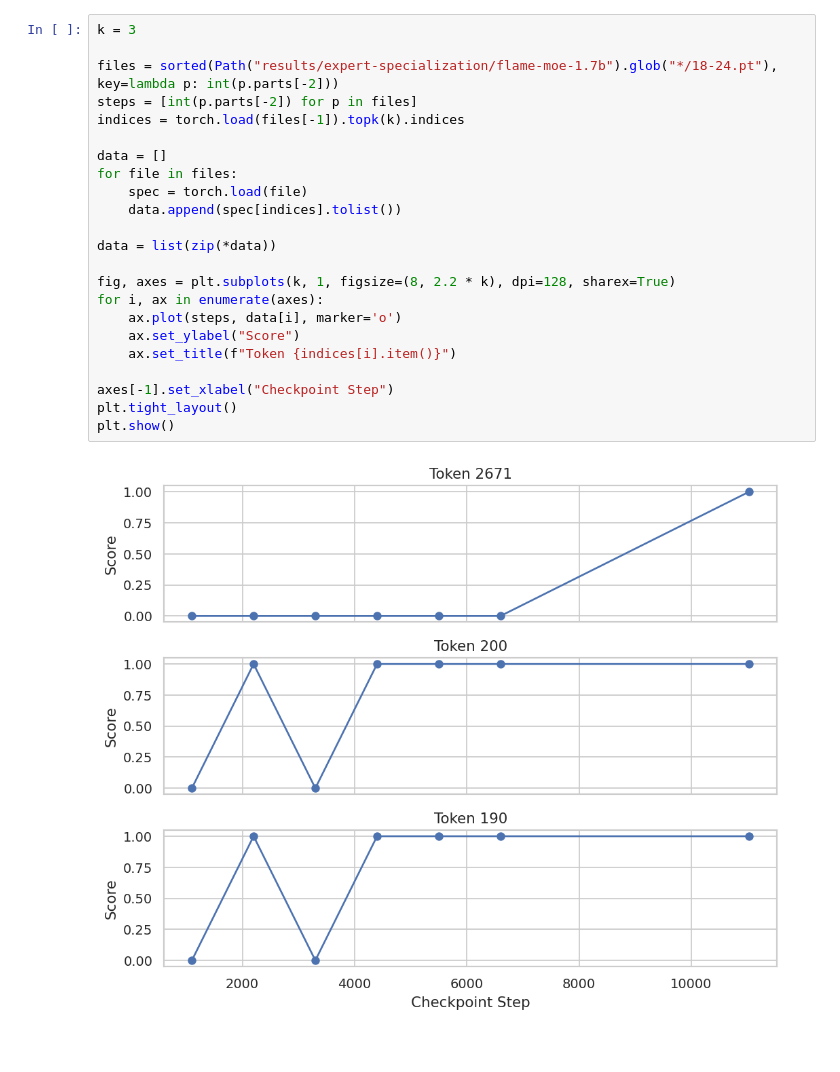
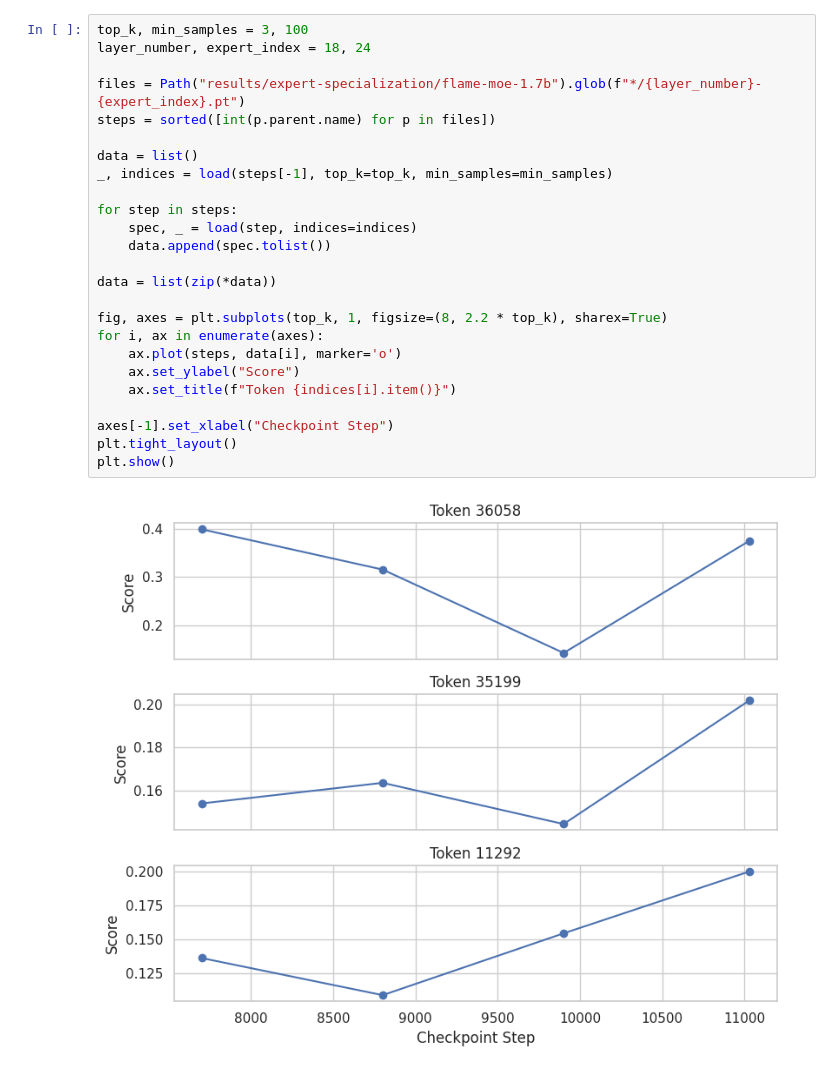
Before and after one commit to cmu-flame/FLAME-MoE, a Jupyter notebook: empirical_analysis/plot/expert_specialization.ipynb, the cells around one changed output. Saved outputs shown, nothing was run; the diff lists cells and outputs as text.

Commit message:
do the plotting across pretraing stages

```diff
--- a/empirical_analysis/plot/expert_specialization.ipynb
+++ b/empirical_analysis/plot/expert_specialization.ipynb
@@ -67,25 +47,27 @@ plot_specialization_difference(spec1, spec2)
 # %%
-k = 3
+top_k, min_samples = 3, 100
+layer_number, expert_index = 18, 24
 
-files = sorted(Path("results/expert-specialization/flame-moe-1.7b").glob("*/18-24.pt"), key=lambda p: int(p.parts[-2]))
-steps = [int(p.parts[-2]) for p in files]
-indices = torch.load(files[-1]).topk(k).indices
+files = Path("results/expert-specialization/flame-moe-1.7b").glob(f"*/{layer_number}-{expert_index}.pt")
+steps = sorted([int(p.parent.name) for p in files])
 
-data = []
-for file in files:
-    spec = torch.load(file)
-    data.append(spec[indices].tolist())
+data = list()
+_, indices = load(steps[-1], top_k=top_k, min_samples=min_samples)
+
+for step in steps:
+    spec, _ = load(step, indices=indices)
+    data.append(spec.tolist())
 
 data = list(zip(*data))
 
-fig, axes = plt.subplots(k, 1, figsize=(8, 2.2 * k), dpi=128, sharex=True)
+fig, axes = plt.subplots(top_k, 1, figsize=(8, 2.2 * top_k), sharex=True)
 for i, ax in enumerate(axes):
     ax.plot(steps, data[i], marker='o')
     ax.set_ylabel("Score")
     ax.set_title(f"Token {indices[i].item()}")
 
 axes[-1].set_xlabel("Checkpoint Step")
 plt.tight_layout()
 plt.show()
 # %% [output]
-[figure, old version]
+[figure, new version]
```
Also changed, not shown: parts of 4 cells of this notebook.
